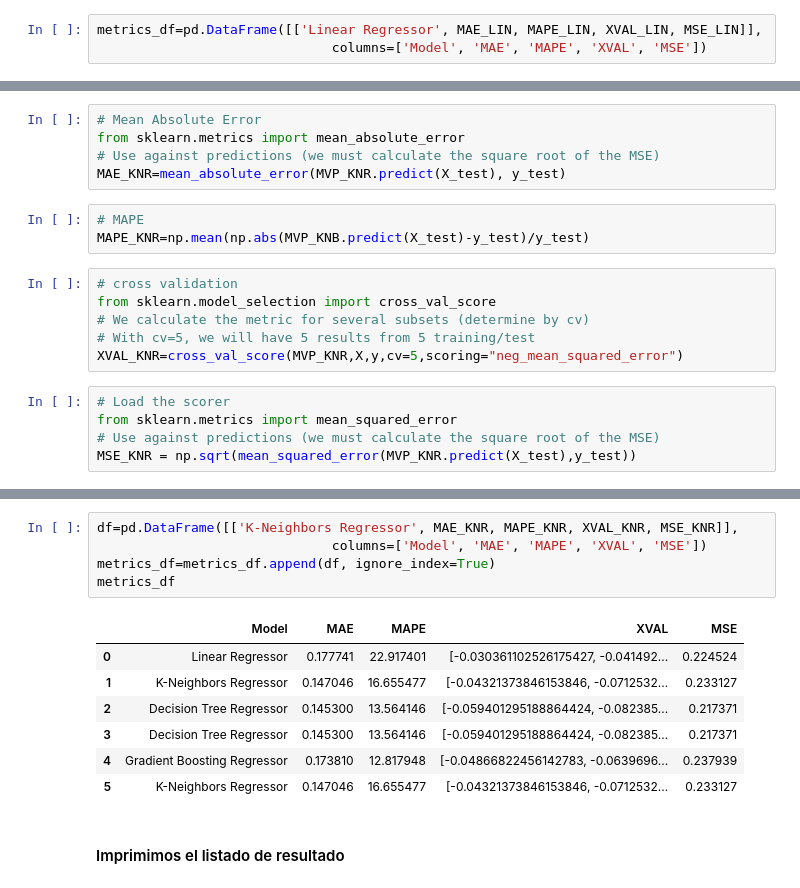
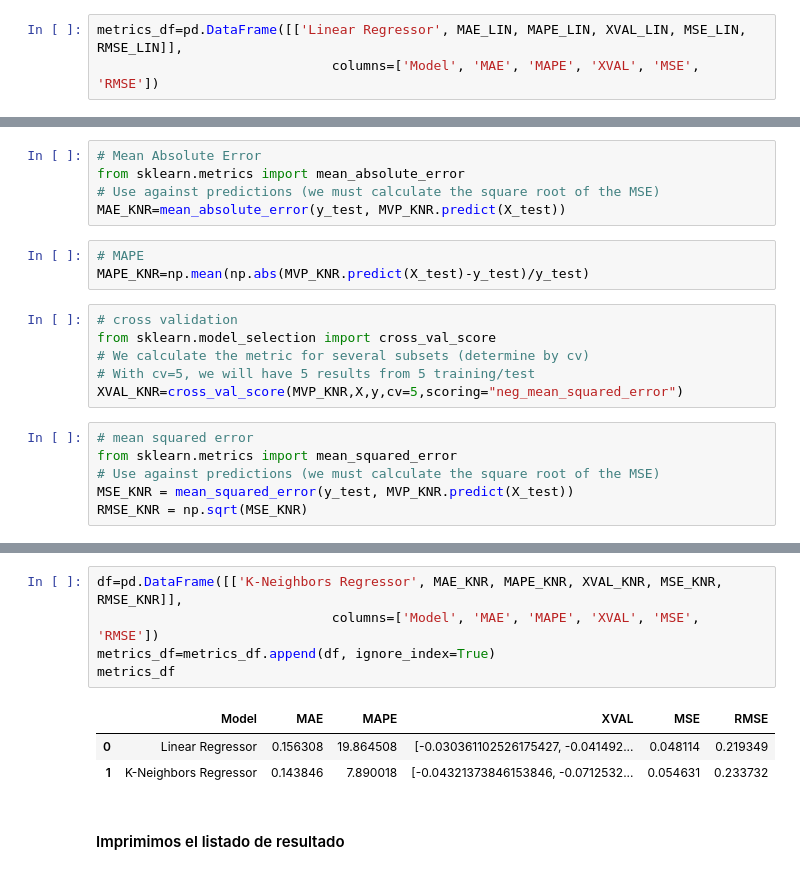
Before and after one commit to MartaMBenedito/TFM_Breeds_Dog, a Jupyter notebook: nba_mvp.ipynb, the cells around one changed output, grey strips where cells are left out. Cells and saved outputs as stored; diff of their text form.

```diff
--- a/nba_mvp.ipynb
+++ b/nba_mvp.ipynb
@@ -314,6 +320,6 @@ MSE_LIN = np.sqrt(mean_squared_error(MVP_LIN.predict(X_test),y_test))
 # %%
-metrics_df=pd.DataFrame([['Linear Regressor', MAE_LIN, MAPE_LIN, XVAL_LIN, MSE_LIN]],
-                              columns=['Model', 'MAE', 'MAPE', 'XVAL', 'MSE'])
+metrics_df=pd.DataFrame([['Linear Regressor', MAE_LIN, MAPE_LIN, XVAL_LIN, MSE_LIN, RMSE_LIN]],
+                              columns=['Model', 'MAE', 'MAPE', 'XVAL', 'MSE', 'RMSE'])
 # %% [markdown]
 #### Imprimimos el listado de resultado
 # %%
@@ -372,10 +378,10 @@ array([0.119 , 0.2735, 0.017 , 0.035 , 0.0645, 0.215 , 0.376 , 0.6195,
 # Mean Absolute Error
 from sklearn.metrics import mean_absolute_error
 # Use against predictions (we must calculate the square root of the MSE)
-MAE_KNR=mean_absolute_error(MVP_KNR.predict(X_test), y_test)
+MAE_KNR=mean_absolute_error(y_test, MVP_KNR.predict(X_test))
 # %%
 # MAPE
-MAPE_KNR=np.mean(np.abs(MVP_KNB.predict(X_test)-y_test)/y_test)
+MAPE_KNR=np.mean(np.abs(MVP_KNR.predict(X_test)-y_test)/y_test)
 # %%
 # cross validation
 from sklearn.model_selection import cross_val_score
@@ -383,10 +389,11 @@ from sklearn.model_selection import cross_val_score
 # With cv=5, we will have 5 results from 5 training/test
 XVAL_KNR=cross_val_score(MVP_KNR,X,y,cv=5,scoring="neg_mean_squared_error")
 # %%
-# Load the scorer
+# mean squared error
 from sklearn.metrics import mean_squared_error
 # Use against predictions (we must calculate the square root of the MSE)
-MSE_KNR = np.sqrt(mean_squared_error(MVP_KNR.predict(X_test),y_test))
+MSE_KNR = mean_squared_error(y_test, MVP_KNR.predict(X_test))
+RMSE_KNR = np.sqrt(MSE_KNR)
 # %%
 metrics_df.head()
 # %% [output]
@@ -399,15 +402,11 @@ metrics_df.head()
 # %%
-df=pd.DataFrame([['K-Neighbors Regressor', MAE_KNR, MAPE_KNR, XVAL_KNR, MSE_KNR]],
-                              columns=['Model', 'MAE', 'MAPE', 'XVAL', 'MSE'])
+df=pd.DataFrame([['K-Neighbors Regressor', MAE_KNR, MAPE_KNR, XVAL_KNR, MSE_KNR, RMSE_KNR]],
+                              columns=['Model', 'MAE', 'MAPE', 'XVAL', 'MSE', 'RMSE'])
 metrics_df=metrics_df.append(df, ignore_index=True)
 metrics_df
 # %% [output]
-|  | Model | MAE | MAPE | XVAL | MSE |
-| 0 | Linear Regressor | 0.177741 | 22.917401 | [-0.030361102526175427, -0.041492... | 0.224524 |
-| 1 | K-Neighbors Regressor | 0.147046 | 16.655477 | [-0.04321373846153846, -0.0712532... | 0.233127 |
-| 2 | Decision Tree Regressor | 0.145300 | 13.564146 | [-0.059401295188864424, -0.082385... | 0.217371 |
-| 3 | Decision Tree Regressor | 0.145300 | 13.564146 | [-0.059401295188864424, -0.082385... | 0.217371 |
-| 4 | Gradient Boosting Regressor | 0.173810 | 12.817948 | [-0.04866822456142783, -0.0639696... | 0.237939 |
-| 5 | K-Neighbors Regressor | 0.147046 | 16.655477 | [-0.04321373846153846, -0.0712532... | 0.233127 |
+|  | Model | MAE | MAPE | XVAL | MSE | RMSE |
+| 0 | Linear Regressor | 0.156308 | 19.864508 | [-0.030361102526175427, -0.041492... | 0.048114 | 0.219349 |
+| 1 | K-Neighbors Regressor | 0.143846 | 7.890018 | [-0.04321373846153846, -0.0712532... | 0.054631 | 0.233732 |
 # %% [markdown]
 #### Imprimimos el listado de resultado
```
Also changed, not shown: parts of 27 cells of this notebook.
